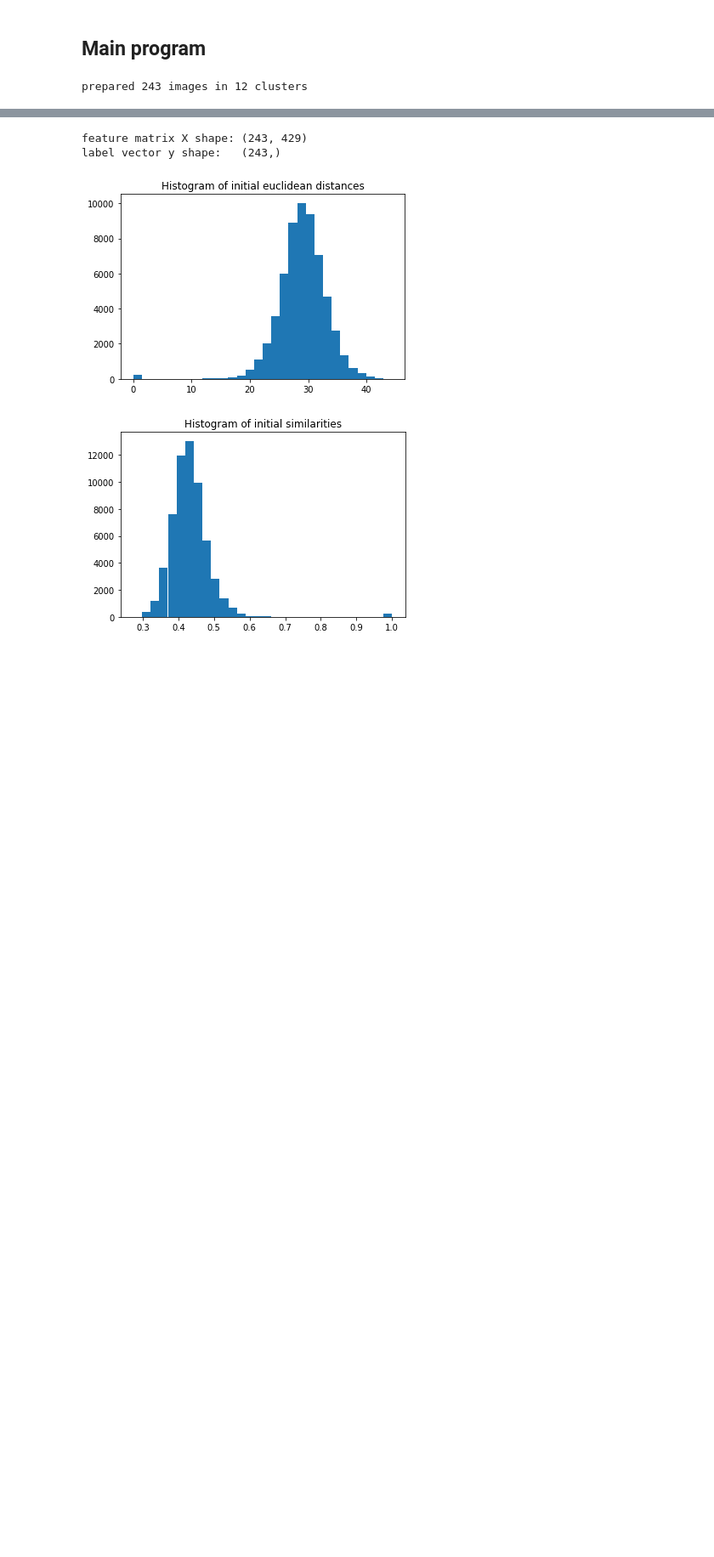
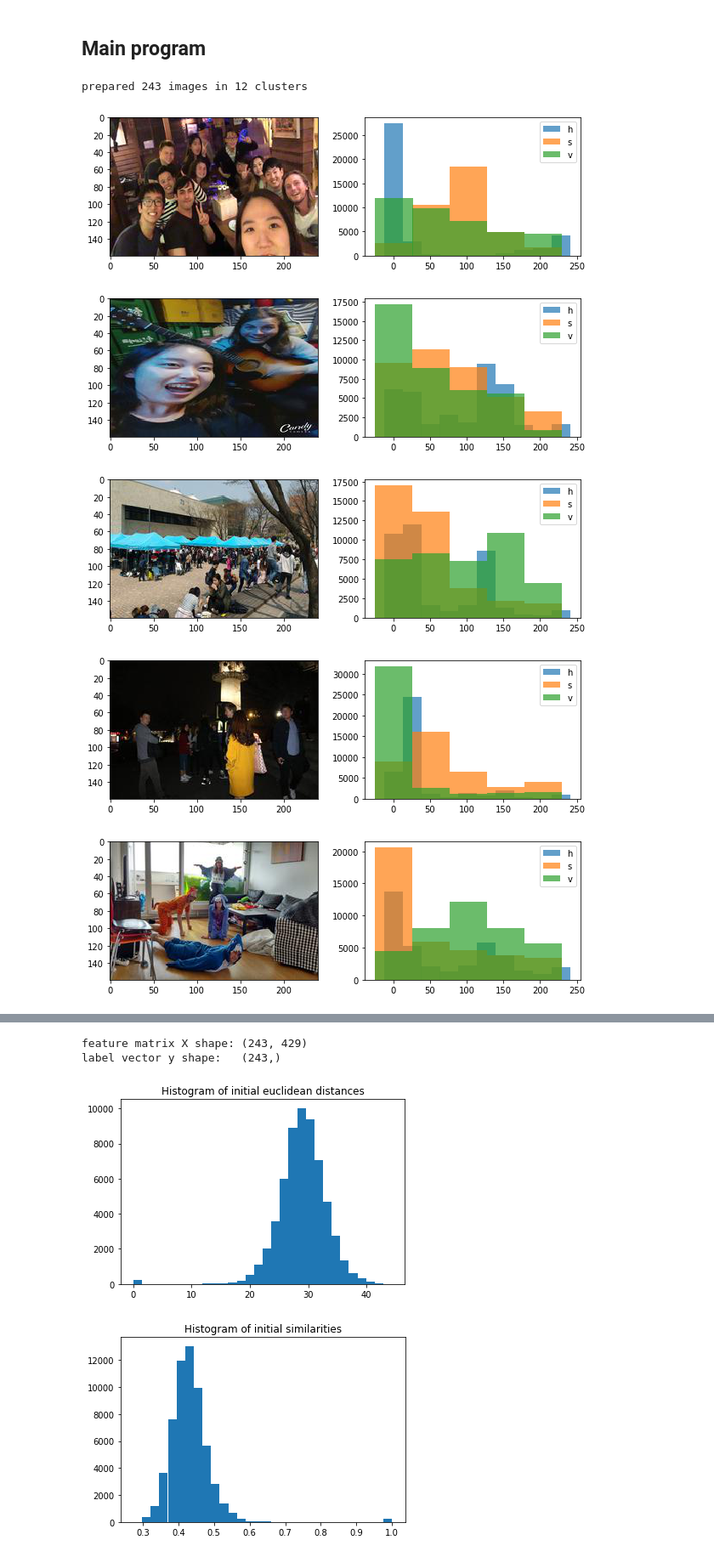
Before and after one commit to patricsteiner/image_clustering, a Jupyter notebook: intelligent_image_clustering.ipynb, the cells around one changed output, grey strips where cells are left out. Shown at 85% size. Cells and saved outputs as stored; diff of their text form; code cells hidden in the pictures; blank space fills up the shorter version.

```diff
--- a/intelligent_image_clustering.ipynb
+++ b/intelligent_image_clustering.ipynb
@@ -226,14 +226,19 @@ prepared 243 images in 12 clusters
 # %%
 # extract features
 #rgb_features = extract_rgb_features(images, visualise=False)
-hsv_features = extract_hsv_features(images, visualise=False)
+hsv_features = extract_hsv_features(images, visualise=True)
 color_moment_features = extract_color_moment_features(images)
-edge_features = extract_edge_features(images, histogram=False, visualise=False)
+edge_features = extract_edge_features(images, histogram=False, visualise=True)
 
 # build feature matrix X and label vector y (numeric)
 X = np.column_stack([hsv_features, color_moment_features, edge_features])
 labels_to_number = dict(zip(set(labels), range(len(labels))))
 y = np.array([labels_to_number[label] for label in labels])
 print(f'feature matrix X shape: {X.shape}')
 print(f'label vector y shape:   {y.shape}')
 # %% [output]
+[figure, added]
+[figure, added]
+[figure, added]
+[figure, added]
+[figure, added]
```
Also changed, not shown: parts of 11 cells of this notebook.
